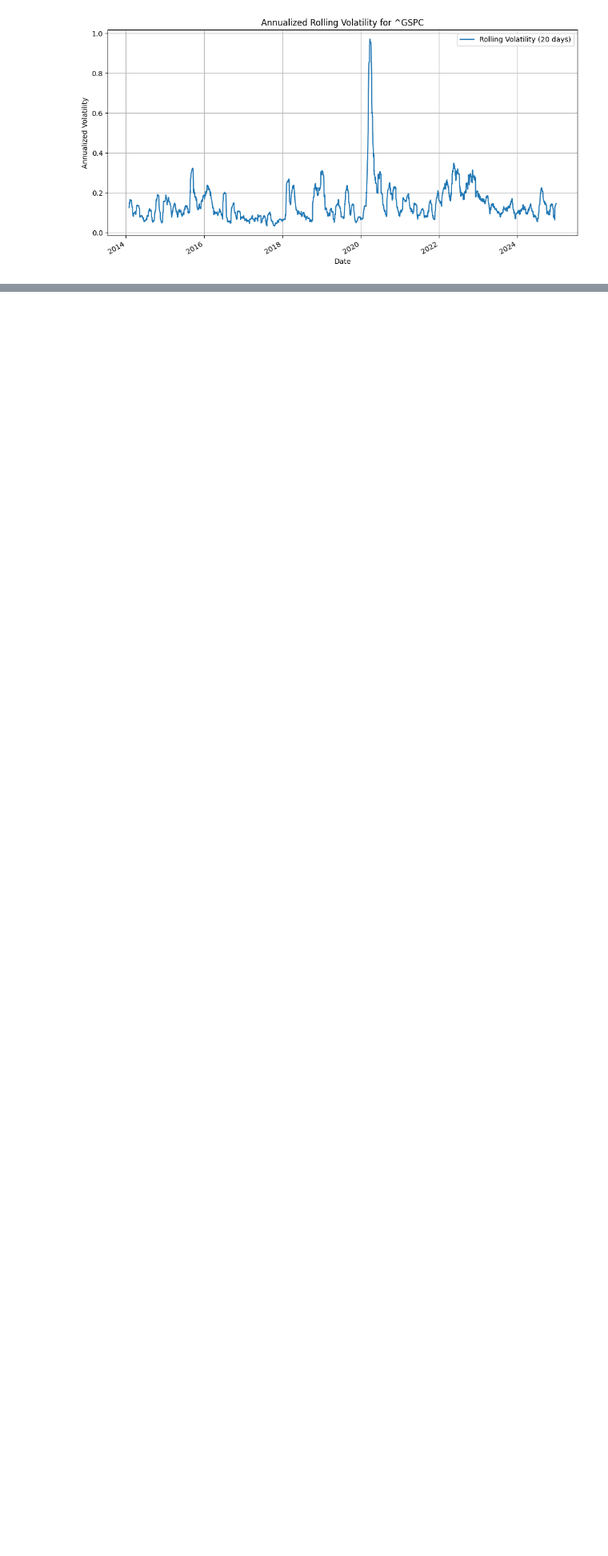
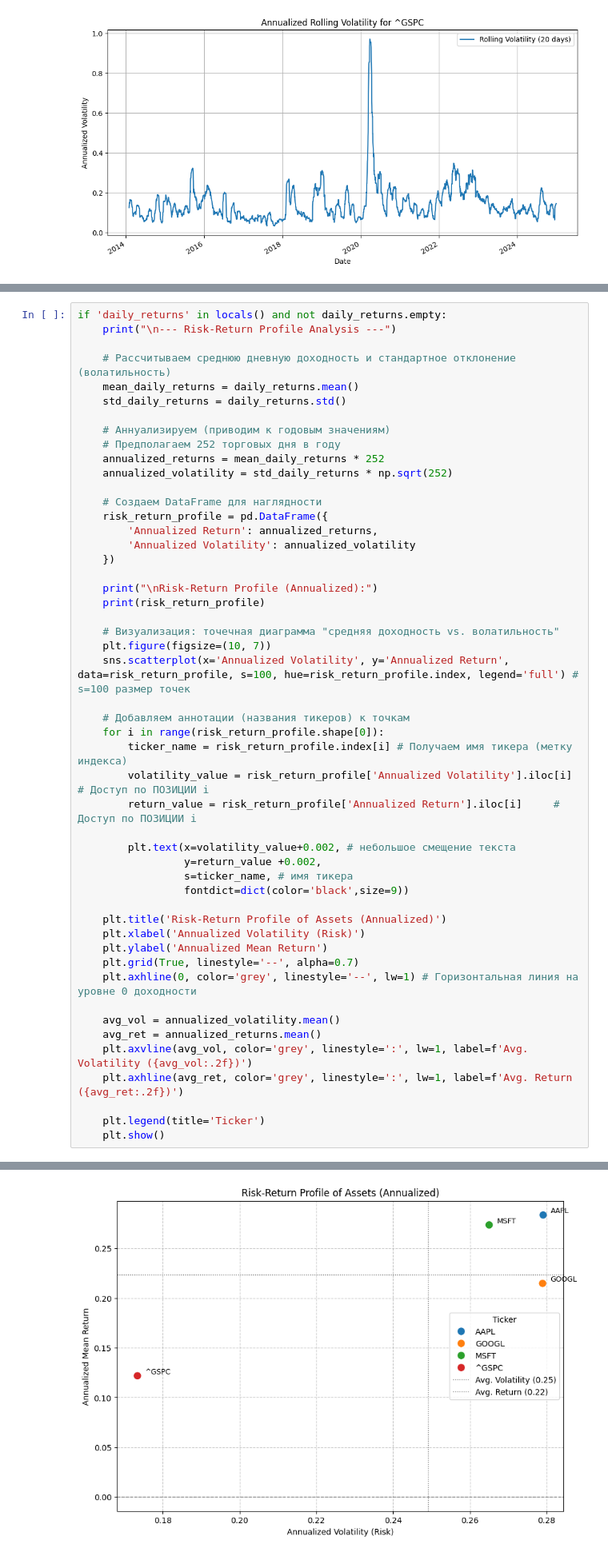
Before and after one commit to GeorgiiSizykh/EDA_of_Tech_Stocks, a Jupyter notebook: Financial_Data_Analysis/data_exploration.ipynb, the cells around one changed output, grey strips where cells are left out. Shown at 80% size. Cells and saved outputs as stored; diff of their text form; blank space fills up the shorter version.

```diff
--- a/Financial_Data_Analysis/data_exploration.ipynb
+++ b/Financial_Data_Analysis/data_exploration.ipynb
@@ -394,0 +425,51 @@ if 'daily_returns' in locals() and not daily_returns.empty:
+# %%
+if 'daily_returns' in locals() and not daily_returns.empty:
+    print("\n--- Risk-Return Profile Analysis ---")
+
+    # Рассчитываем среднюю дневную доходность и стандартное отклонение (волатильность)
+    mean_daily_returns = daily_returns.mean()
+    std_daily_returns = daily_returns.std()
+
+    # Аннуализируем (приводим к годовым значениям)
+    # Предполагаем 252 торговых дня в году
+    annualized_returns = mean_daily_returns * 252
+    annualized_volatility = std_daily_returns * np.sqrt(252)
+
+    # Создаем DataFrame для наглядности
+    risk_return_profile = pd.DataFrame({
+        'Annualized Return': annualized_returns,
+        'Annualized Volatility': annualized_volatility
+    })
+
+    print("\nRisk-Return Profile (Annualized):")
+    print(risk_return_profile)
+
+    # Визуализация: точечная диаграмма "средняя доходность vs. волатильность"
+    plt.figure(figsize=(10, 7))
+    sns.scatterplot(x='Annualized Volatility', y='Annualized Return', data=risk_return_profile, s=100, hue=risk_return_profile.index, legend='full') # s=100 размер точек
+
+    # Добавляем аннотации (названия тикеров) к точкам
+    for i in range(risk_return_profile.shape[0]):
+        ticker_name = risk_return_profile.index[i] # Получаем имя тикера (метку индекса)
+        volatility_value = risk_return_profile['Annualized Volatility'].iloc[i] # Доступ по ПОЗИЦИИ i
+        return_value = risk_return_profile['Annualized Return'].iloc[i]     # Доступ по ПОЗИЦИИ i
+
+        plt.text(x=volatility_value+0.002, # небольшое смещение текста
+                 y=return_value +0.002,
+                 s=ticker_name, # имя тикера
+                 fontdict=dict(color='black',size=9))
+
+    plt.title('Risk-Return Profile of Assets (Annualized)')
+    plt.xlabel('Annualized Volatility (Risk)')
+    plt.ylabel('Annualized Mean Return')
+    plt.grid(True, linestyle='--', alpha=0.7)
+    plt.axhline(0, color='grey', linestyle='--', lw=1) # Горизонтальная линия на уровне 0 доходности
+
+    avg_vol = annualized_volatility.mean()
+    avg_ret = annualized_returns.mean()
+    plt.axvline(avg_vol, color='grey', linestyle=':', lw=1, label=f'Avg. Volatility ({avg_vol:.2f})')
+    plt.axhline(avg_ret, color='grey', linestyle=':', lw=1, label=f'Avg. Return ({avg_ret:.2f})')
+
+    plt.legend(title='Ticker')
+    plt.show()
+# %% [output]
@@ -395,3 +485,4 @@ if 'daily_returns' in locals() and not daily_returns.empty:
+[figure, added]
 # %%
 if 'daily_returns' in locals() and not daily_returns.empty:
     print("\n--- Correlation Matrix of Daily Returns ---")
```
Also changed, not shown: parts of 8 cells of this notebook.
